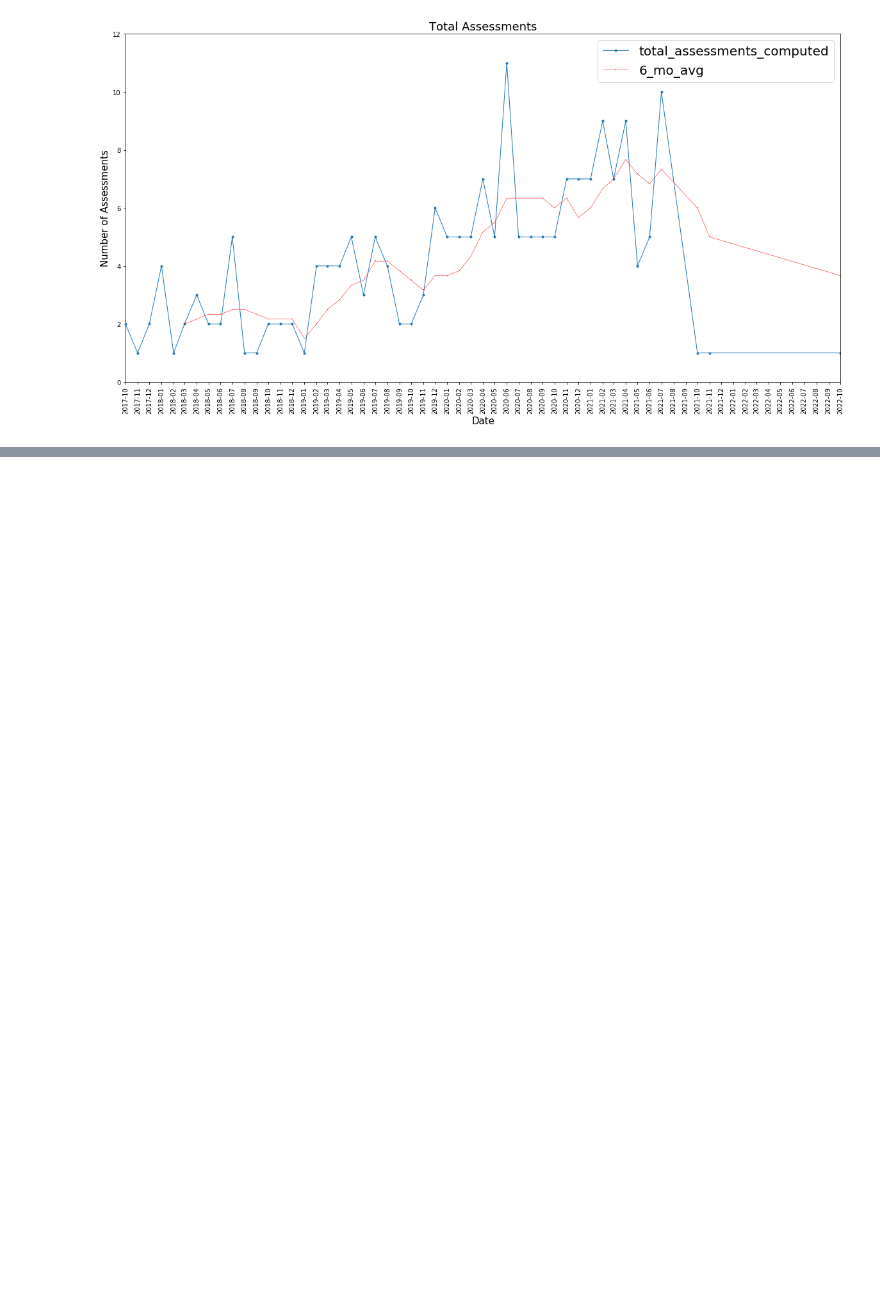
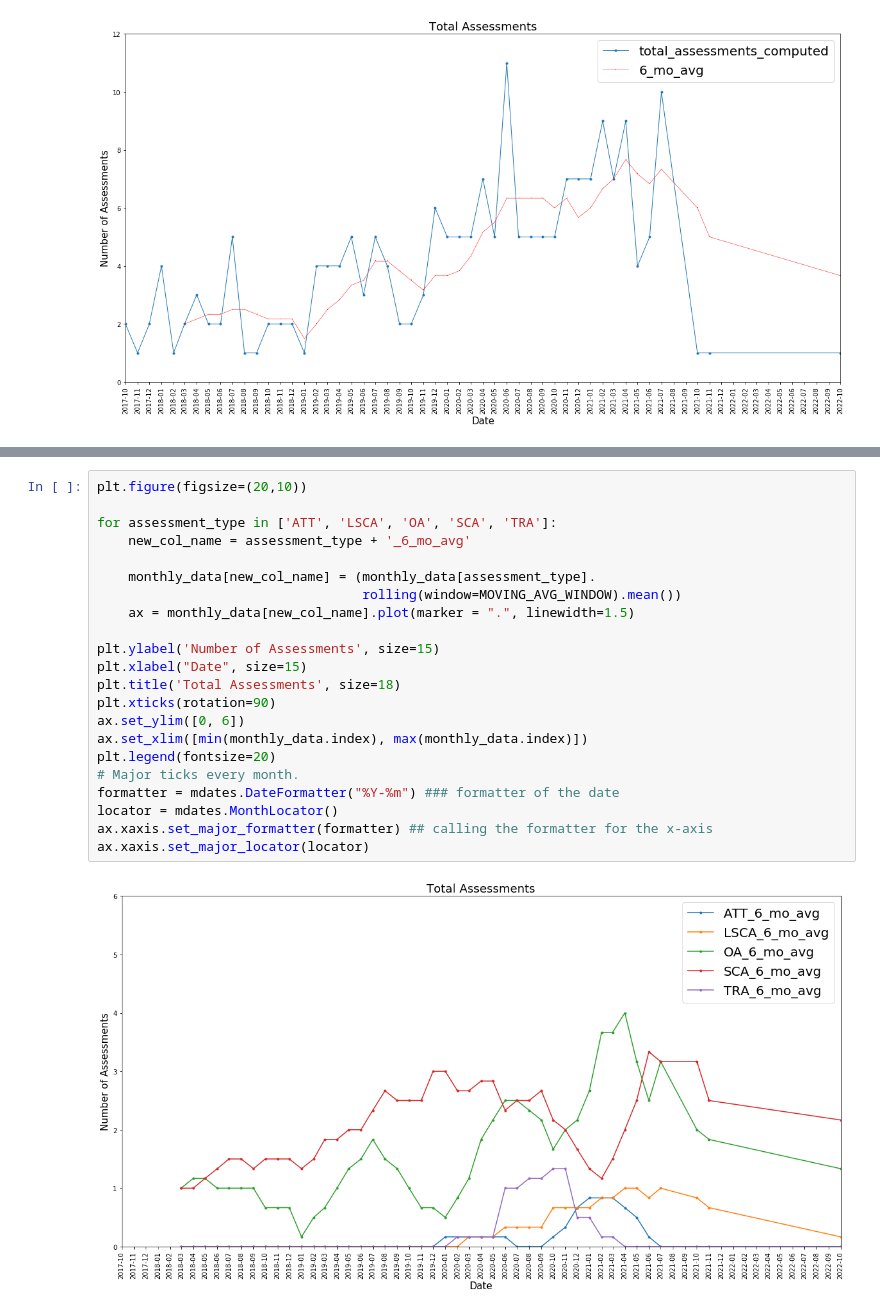
Before and after one commit to christiejibaraki/Predictive-Modeling, a Jupyter notebook: Exploratory.ipynb, the cells around one changed output, grey strips where cells are left out. Saved outputs shown, nothing was run; the diff lists cells and outputs as text; blank space fills up the shorter version.

```diff
--- a/Exploratory.ipynb
+++ b/Exploratory.ipynb
@@ -69,0 +103,24 @@ ax.xaxis.set_major_locator(locator)
+# %%
+plt.figure(figsize=(20,10))
+
+for assessment_type in ['ATT', 'LSCA', 'OA', 'SCA', 'TRA']:
+    new_col_name = assessment_type + '_6_mo_avg'
+
+    monthly_data[new_col_name] = (monthly_data[assessment_type].
+                                  rolling(window=MOVING_AVG_WINDOW).mean())
+    ax = monthly_data[new_col_name].plot(marker = ".", linewidth=1.5)
+
+plt.ylabel('Number of Assessments', size=15)
+plt.xlabel("Date", size=15)
+plt.title('Total Assessments', size=18)
+plt.xticks(rotation=90)
+ax.set_ylim([0, 6])
+ax.set_xlim([min(monthly_data.index), max(monthly_data.index)])
+plt.legend(fontsize=20)
+# Major ticks every month.
+formatter = mdates.DateFormatter("%Y-%m") ### formatter of the date
+locator = mdates.MonthLocator()
+ax.xaxis.set_major_formatter(formatter) ## calling the formatter for the x-axis
+ax.xaxis.set_major_locator(locator)
+# %% [output]
+[figure, added]
```
Also changed, not shown: parts of 12 cells of this notebook, 1 other file.
